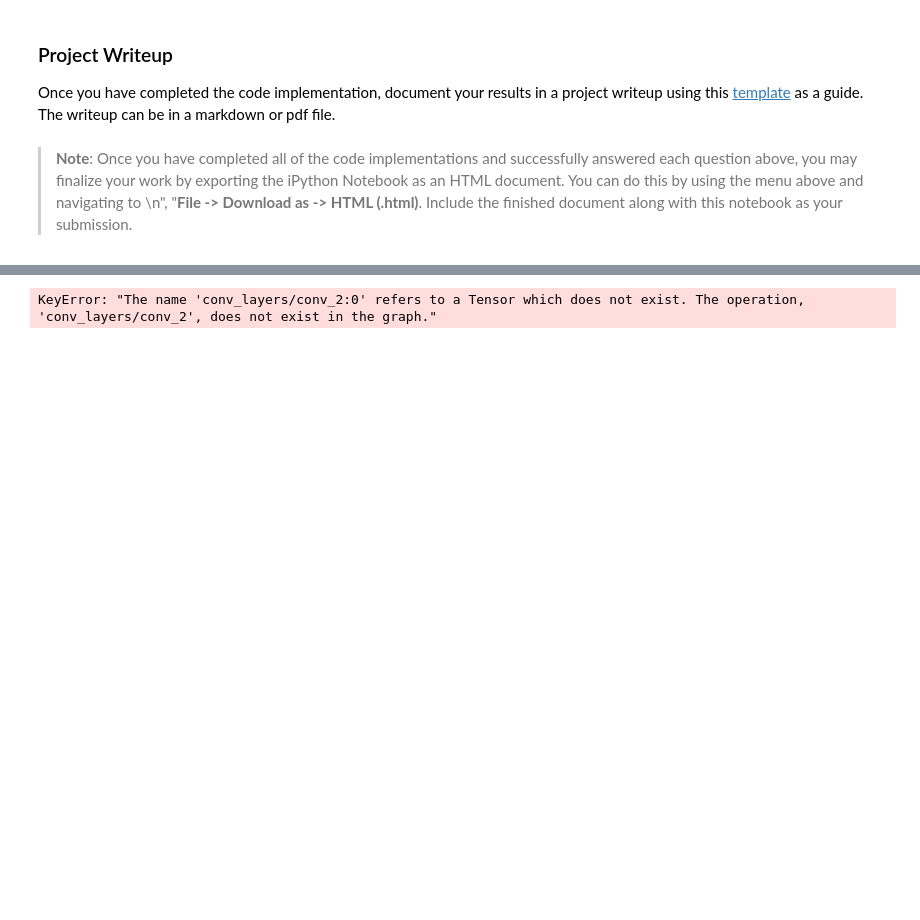
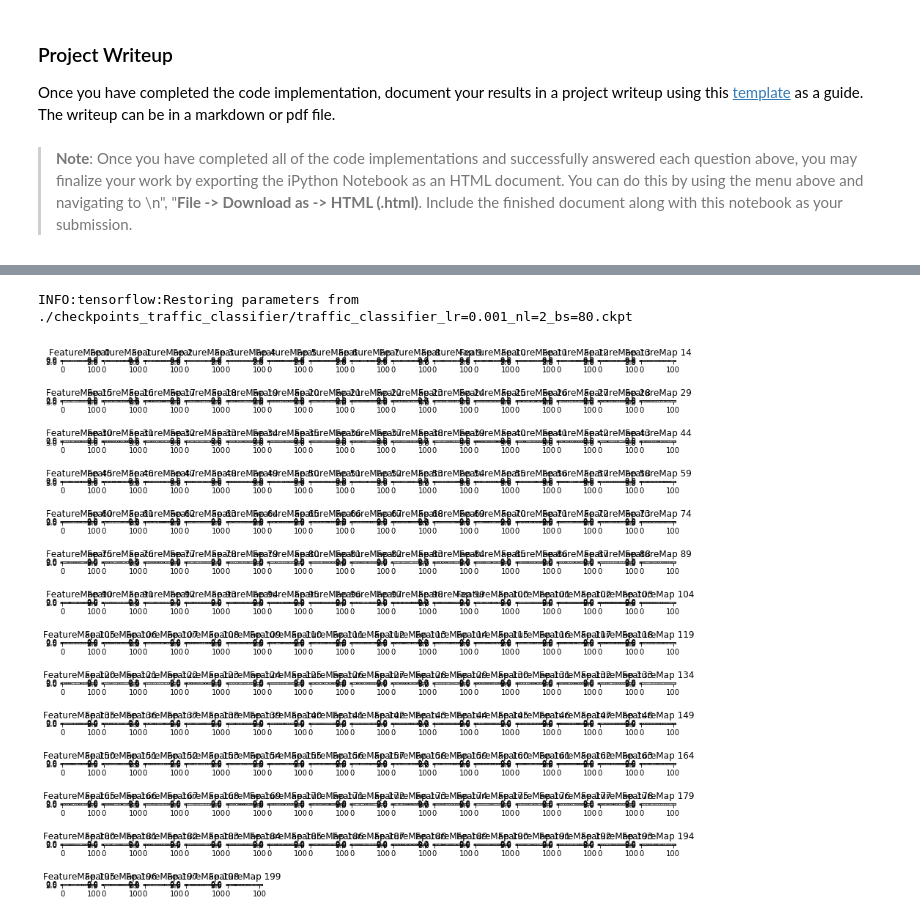
Before and after one commit to lc8631058/Autonomous-Driving-Projects, a Jupyter notebook: P2-Traffic-Sign-Classifier/Traffic_Sign_Classifier.ipynb, the cells around one changed output, grey strips where cells are left out. Saved outputs shown, nothing was run; the diff lists cells and outputs as text; code cells hidden in the pictures; blank space fills up the shorter version.

Commit message:
with weight, fail weight visualization

```diff
--- a/P2-Traffic-Sign-Classifier/Traffic_Sign_Classifier.ipynb
+++ b/P2-Traffic-Sign-Classifier/Traffic_Sign_Classifier.ipynb
@@ -536,7 +540,7 @@ def calculate_acc(pred, target):
     return acc
 
 loaded_graph = tf.Graph()
-save_model_path = './checkpoints_traffic_classifier/traffic_classifier_lr=0.001_nl=2_bs=50.ckpt'
+save_model_path = './checkpoints_traffic_classifier/traffic_classifier_lr=0.001_nl=2_bs=80.ckpt'
 with tf.Session(graph=loaded_graph) as sess:
     # Load model
     loader = tf.train.import_meta_graph(save_model_path + '.meta')
@@ -667,7 +672,7 @@ def outputFeatureMap(image_input, tf_activation, activation_min=-1, activation_m
     featuremaps = activation.shape[3]
     plt.figure(plt_num, figsize=(15,15))
     for featuremap in range(featuremaps):
-        plt.subplot(6,8, featuremap+1) # sets the number of feature maps to show on each row and column
+        plt.subplot(15,15, featuremap+1) # sets the number of feature maps to show on each row and column
         plt.title('FeatureMap ' + str(featuremap)) # displays the feature map number
         if activation_min != -1 & activation_max != -1:
             plt.imshow(activation[0,:,:, featuremap], interpolation="nearest", vmin =activation_min, vmax=activation_max, cmap="gray")
@@ -679,15 +684,16 @@ def outputFeatureMap(image_input, tf_activation, activation_min=-1, activation_m
             plt.imshow(activation[0,:,:, featuremap], interpolation="nearest", cmap="gray")
 # %%
 loaded_graph = tf.Graph()
-save_model_path = './checkpoints_traffic_classifier/traffic_classifier_lr=0.001_nl=2_bs=50.ckpt'
+save_model_path = './checkpoints_traffic_classifier/traffic_classifier_lr=0.001_nl=2_bs=80.ckpt'
 with tf.Session(graph=loaded_graph) as sess:
     # Load model
     loader = tf.train.import_meta_graph(save_model_path + '.meta')
     loader.restore(sess, save_model_path)
 
     # Get Tensors from loaded model
     inputs = loaded_graph.get_tensor_by_name('inputs_targets/inputs:0')
-    conv_2 = loaded_graph.get_tensor_by_name('conv_layers/conv_2:0')
-    outputFeatureMap(test_images[:5], conv_2, activation_min=1, activation_max=2, plt_num=1)
+    conv_2 = loaded_graph.get_tensor_by_name('conv_layers/conv_weights_2:0')
+    outputFeatureMap(test_images[:1], conv_2)
 # %% [output]
-KeyError: "The name 'conv_layers/conv_2:0' refers to a Tensor which does not exist. The operation, 'conv_layers/conv_2', does not exist in the graph."
+INFO:tensorflow:Restoring parameters from ./checkpoints_traffic_classifier/traffic_classifier_lr=0.001_nl=2_bs=80.ckpt
+[figure, added]
```
Also changed, not shown: parts of 9 cells of this notebook.
